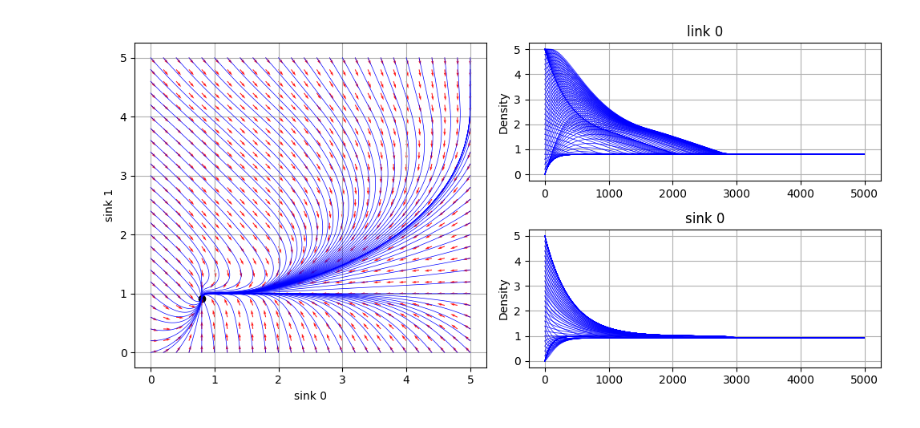
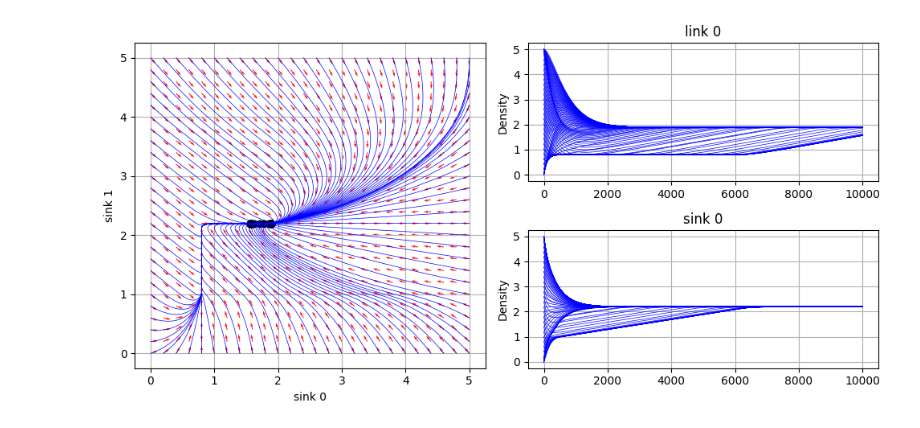
Before and after one commit to RandomWalker-1s/Dynamic-Flow-Networks, a Jupyter notebook: 04_test_freeway_ramp_junction.ipynb, the cells around one changed output. Cells and saved outputs as stored; diff of their text form; code cells hidden in the pictures.

```diff
--- a/04_test_freeway_ramp_junction.ipynb
+++ b/04_test_freeway_ramp_junction.ipynb
@@ -81,25 +73,26 @@ time cost: 1.9 seconds.
 # %%
 X, Y = np.meshgrid(np.linspace(0, 5, num_x_grid), np.linspace(0, 5, num_y_grid), indexing='ij')
 
-sending_source_0 = source_0.flow_dict['sending'].calculate_flow() * np.ones([num_x_grid, num_y_grid])
+sending_source_0 = source_0.flow_dict['sending'].compute_flow() * np.ones([num_x_grid, num_y_grid])
 
-sending_source_1 = source_1.flow_dict['sending'].calculate_flow() * np.ones([num_x_grid, num_y_grid])
+sending_source_1 = source_1.flow_dict['sending'].compute_flow() * np.ones([num_x_grid, num_y_grid])
 
-receiving_link_0 = link_0.flow_dict['receiving'].calculate_flow(X)
-sending_link_0 = link_0.flow_dict['sending'].calculate_flow(X)
+receiving_link_0 = link_0.flow_dict['receiving'].compute_flow(X)
+sending_link_0 = link_0.flow_dict['sending'].compute_flow(X)
 
-receiving_sink_0 = sink_0.flow_dict['receiving'].calculate_flow(Y)
-outflow_sink_0 = sink_0.flow_dict['boundary_outflow'].calculate_flow(Y)
+receiving_sink_0 = sink_0.flow_dict['receiving'].compute_flow(Y)
+outflow_sink_0 = sink_0.flow_dict['boundary_outflow'].compute_flow(Y)
 
-receiving_sink_1 = sink_1.flow_dict['receiving'].calculate_flow() * np.ones([num_x_grid, num_y_grid])
+receiving_sink_1 = sink_1.flow_dict['receiving'].compute_flow() * np.ones([num_x_grid, num_y_grid])
 
-inflow_link_0 = junction_0.assign_inter_cell_flow([sending_source_0], [receiving_link_0])[1][0]
-outflow_link_0 = junction_1.assign_inter_cell_flow([sending_link_0, sending_source_1], [receiving_sink_0, receiving_sink_1])[0][0]
+inter_cell_flow_0 = junction_0.compute_inter_cell_flow([sending_source_0], [receiving_link_0])[0]
 
-inflow_sink_0 = junction_1.assign_inter_cell_flow([sending_link_0, sending_source_1], [receiving_sink_0, receiving_sink_1])[1][0]
+inter_cell_flow_1 = junction_1.compute_inter_cell_flow([sending_link_0, sending_source_1], [receiving_sink_0, receiving_sink_1])[0]
+inter_cell_flow_2 = junction_1.compute_inter_cell_flow([sending_link_0, sending_source_1], [receiving_sink_0, receiving_sink_1])[1]
+inter_cell_flow_3 = junction_1.compute_inter_cell_flow([sending_link_0, sending_source_1], [receiving_sink_0, receiving_sink_1])[2]
 
-U = inflow_link_0 - outflow_link_0
-V = inflow_sink_0 - outflow_sink_0
+U = inter_cell_flow_0 - inter_cell_flow_1 - inter_cell_flow_2
+V = inter_cell_flow_1 + inter_cell_flow_3 - outflow_sink_0
 
 norm = np.sqrt(U**2+V**2)
 
@@ -108,29 +101,29 @@ V_normed = np.divide(V, norm, out=np.zeros_like(V), where=norm!=0)
 # %%
 plt.figure(figsize=(10, 5))
 
 plt.subplot(1, 2, 1)
 
-plt.scatter([0.8], [0.92], color='k')
+plt.scatter(link_0.state_output['density'][-1, :], sink_0.state_output['density'][-1, :], color='k')
 plt.plot(link_0.state_output['density'], sink_0.state_output['density'],  'b', linewidth=0.5)
 plt.quiver(X, Y, U_normed, V_normed, color='red', alpha=0.9)
 plt.xlabel('sink 0')
 plt.ylabel('sink 1')
 plt.grid()
 
 plt.subplot(2, 2, 2)
 plt.plot(link_0.state_output['density'], 'b', linewidth=0.5)
 plt.title('link 0')
 plt.ylabel('Density')
 plt.grid()
 
 plt.subplot(2, 2, 4)
 plt.plot(sink_0.state_output['density'], 'b', linewidth=0.5)
 plt.title('sink 0')
 plt.ylabel('Density')
 plt.grid()
 
 plt.tight_layout()
 
 plt.show()
 # %% [output]
-[figure, old version]
+[figure, new version]
```
Also changed, not shown: parts of 3 cells of this notebook, 3 other files.
